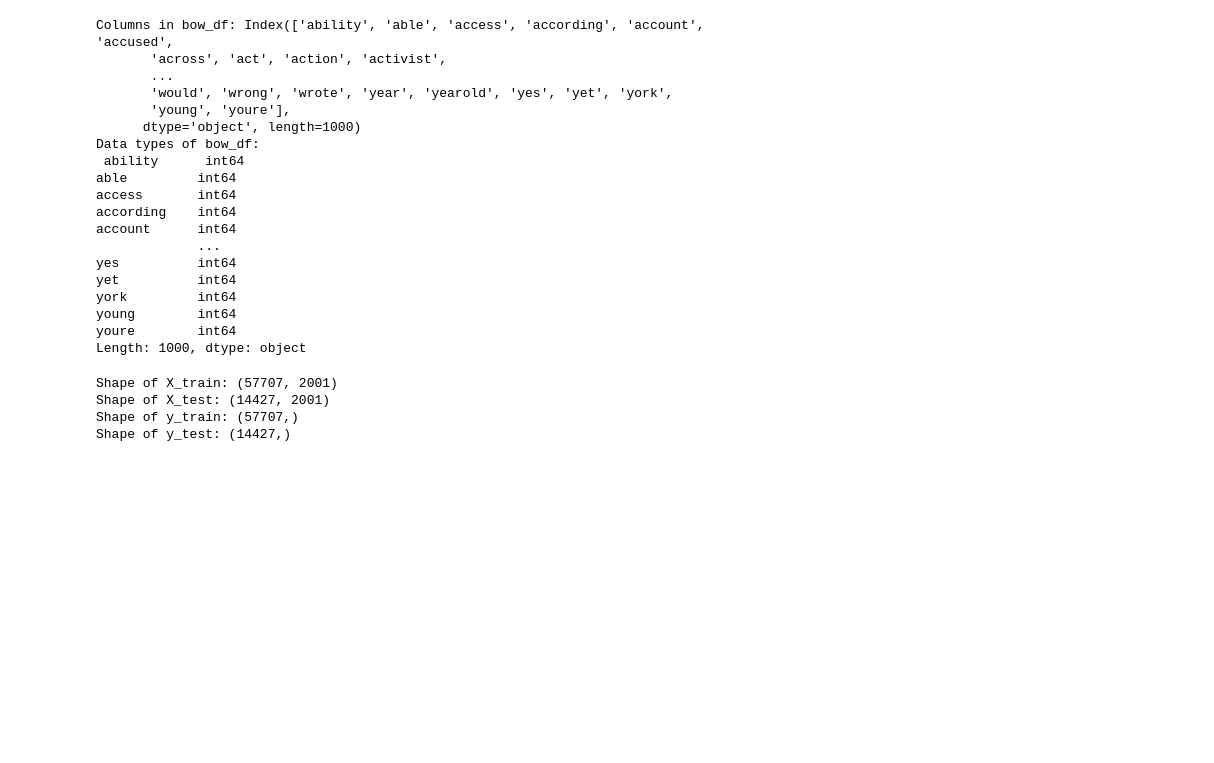
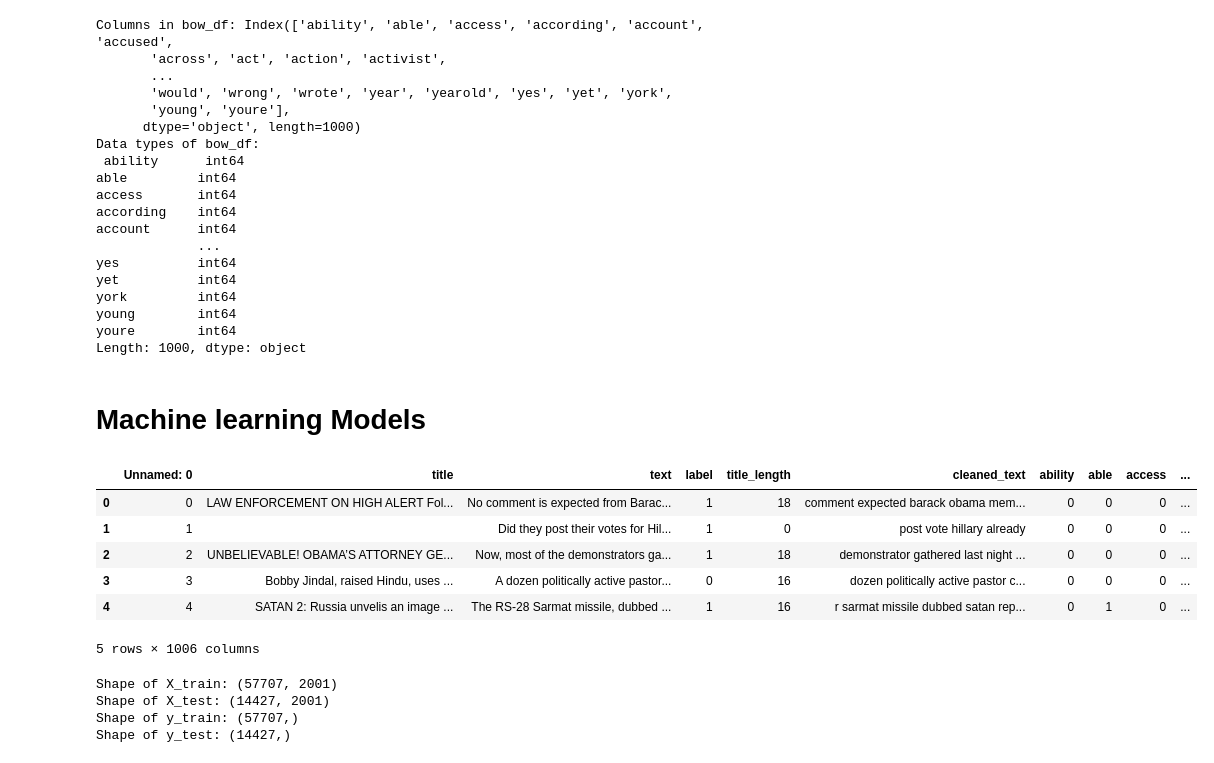
Before and after one commit to PARTH264/Fake-News-Detection, a Jupyter notebook: Fake_News_Detection_v9.ipynb, the cells around one changed output. Cells and saved outputs as stored; diff of their text form; code cells hidden in the pictures; blank space fills up the shorter version.

```diff
--- a/Fake_News_Detection_v9.ipynb
+++ b/Fake_News_Detection_v9.ipynb
@@ -337,4 +474,6 @@ york         int64
 young        int64
 youre        int64
 Length: 1000, dtype: object
+# %% [markdown]
+# **Machine learning Models**
 # %%
@@ -351,4 +484,14 @@ from sklearn.metrics import accuracy_score, classification_report
 from sklearn.metrics import confusion_matrix
+# %%
+df.head()
+# %% [output]
+|  | Unnamed: 0 | title | text | label | title_length | cleaned_text | ability | able | access | ... |
+| 0 | 0 | LAW ENFORCEMENT ON HIGH ALERT Fol... | No comment is expected from Barac... | 1 | 18 | comment expected barack obama mem... | 0 | 0 | 0 | ... |
+| 1 | 1 |  | Did they post their votes for Hil... | 1 | 0 | post vote hillary already | 0 | 0 | 0 | ... |
+| 2 | 2 | UNBELIEVABLE! OBAMA’S ATTORNEY GE... | Now, most of the demonstrators ga... | 1 | 18 | demonstrator gathered last night ... | 0 | 0 | 0 | ... |
+| 3 | 3 | Bobby Jindal, raised Hindu, uses ... | A dozen politically active pastor... | 0 | 16 | dozen politically active pastor c... | 0 | 0 | 0 | ... |
+| 4 | 4 | SATAN 2: Russia unvelis an image ... | The RS-28 Sarmat missile, dubbed ... | 1 | 16 | r sarmat missile dubbed satan rep... | 0 | 1 | 0 | ... |
+5 rows × 1006 columns
 # %%
 # Drop the columns that are not needed for the feature set (title, text, label, cleaned_text)
 # 'X' will contain all the features (BoW features and others) for training the model
```
Also changed, not shown: parts of 26 cells of this notebook.
